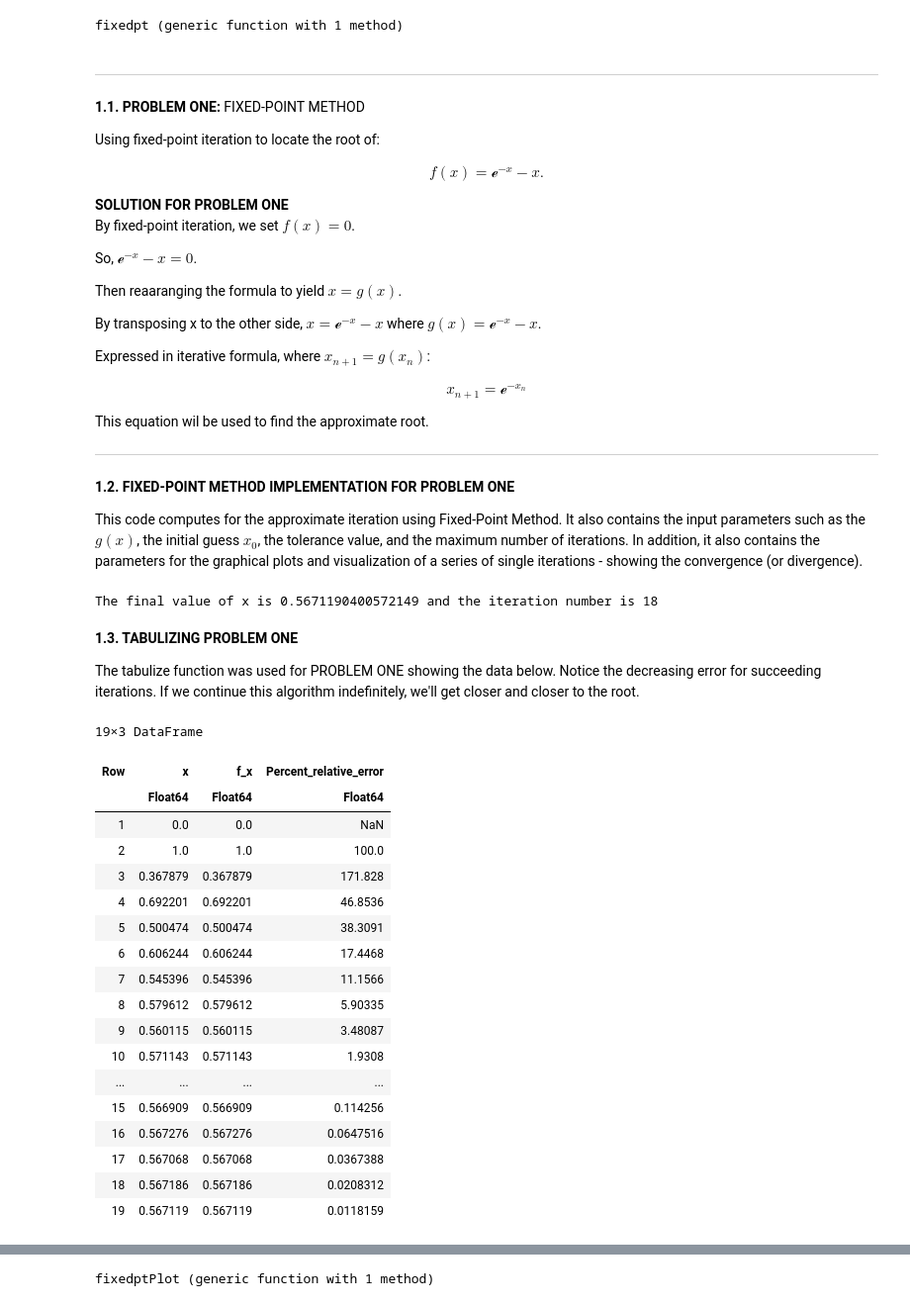
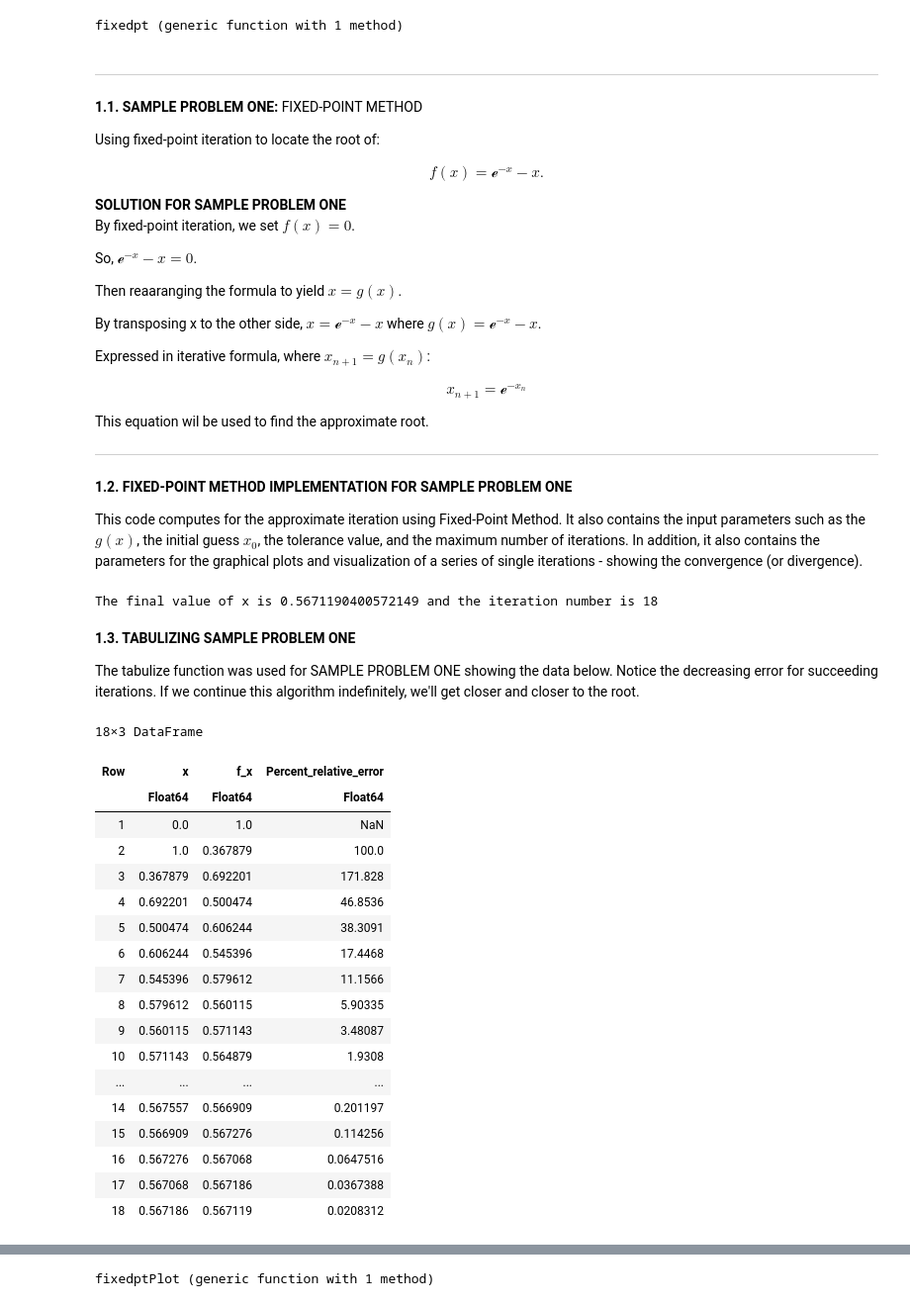
Before and after one commit to jhtl08/Root-Finding, a Jupyter notebook: Lorenzo edits.ipynb, the cells around one changed output, grey strips where cells are left out. Shown at 99% size. Cells and saved outputs as stored; diff of their text form; code cells hidden in the pictures.

Commit message:
plot functions

```diff
--- a/Lorenzo edits.ipynb
+++ b/Lorenzo edits.ipynb
@@ -142,7 +142,7 @@ where $x_n$ is the current or initial guess and $x_{+1}$ is the next approximati
 The function code implements the algorithm for Fixed-Point Method, with an additional input of the maximum number of iterations. The maximum number of iterations is crucial to limit the number of iterations and prevent the code from running indefinitely when the function fails to converge. The tolerance denotes how close the compared values are from one another, and is the basis for convergence. The final value of $x$ is the approximate value of the root for the equation.
 # %%
 ## Fixed-Point Iteration Function
-# Fixed-Point Iteration function
+
 function fixedpt(g::Function,pzero,eps,N)
     n=1
     x=0.
@@ -150,7 +150,6 @@ function fixedpt(g::Function,pzero,eps,N)
     while n<N
         pone=g(pzero)
         if abs(pone-pzero)<eps
-            push!(x_values, pone)
             println("The final value of x is $pone and the iteration number is $n")
             return x_values
         end
@@ -165,7 +164,7 @@ end
 fixedpt (generic function with 1 method)
 # %% [markdown]
 ---
-<b>1.1. PROBLEM ONE: </b> FIXED-POINT METHOD
+<b>1.1. SAMPLE PROBLEM ONE: </b> FIXED-POINT METHOD
 
 Using fixed-point iteration to locate the root of:
 <center>
@@ -173,7 +172,7 @@ Using fixed-point iteration to locate the root of:
 $f(x) = ℯ^{-x}-x.$
 
 </center>
-<b> SOLUTION FOR PROBLEM ONE </b>
+<b> SOLUTION FOR SAMPLE PROBLEM ONE </b>
 
 By fixed-point iteration, we set $f(x) = 0$.
 
@@ -195,7 +194,7 @@ This equation wil be used to find the approximate root.
 
 ---
 # %% [markdown]
-<b>1.2. FIXED-POINT METHOD IMPLEMENTATION FOR PROBLEM ONE</b>
+<b>1.2. FIXED-POINT METHOD IMPLEMENTATION FOR SAMPLE PROBLEM ONE</b>
 
 This code computes for the approximate iteration using Fixed-Point Method. It also contains the input parameters such as the $g(x)$, the initial guess $x_0$, the tolerance value, and the maximum number of iterations. In addition, it also contains the parameters for the graphical plots and visualization of a series of single iterations - showing the convergence (or divergence).
 # %%
@@ -222,38 +221,38 @@ x_values3=fixedpt(g,pzero,tol3,N3);
 # %% [output]
 The final value of x is 0.5671190400572149 and the iteration number is 18
 # %% [markdown]
-<b>1.3. TABULIZING PROBLEM ONE </b>
+<b>1.3. TABULIZING SAMPLE PROBLEM ONE </b>
 
-The tabulize function was used for PROBLEM ONE showing the data below. Notice the decreasing error for succeeding iterations. If we continue this algorithm indefinitely, we'll get closer and closer to the root.
+The tabulize function was used for SAMPLE PROBLEM ONE showing the data below. Notice the decreasing error for succeeding iterations. If we continue this algorithm indefinitely, we'll get closer and closer to the root.
 # %%
 #Table of x, f(x), approximate error, and true error (if true root is available) for every iteration
 y_values3=Float64[]
 
 for x in x_values3
-    push!(y_values3, f3(x))
+    push!(y_values3, g(x))
 end
 
 tabulize(x_values3, y_values3)
 # %% [output]
-19×3 DataFrame
+18×3 DataFrame
 | Row | x | f_x | Percent_relative_error |
 |  | Float64 | Float64 | Float64 |
-| 1 | 0.0 | 0.0 | NaN |
-| 2 | 1.0 | 1.0 | 100.0 |
-| 3 | 0.367879 | 0.367879 | 171.828 |
-| 4 | 0.692201 | 0.692201 | 46.8536 |
-| 5 | 0.500474 | 0.500474 | 38.3091 |
-| 6 | 0.606244 | 0.606244 | 17.4468 |
-| 7 | 0.545396 | 0.545396 | 11.1566 |
-| 8 | 0.579612 | 0.579612 | 5.90335 |
-| 9 | 0.560115 | 0.560115 | 3.48087 |
-| 10 | 0.571143 | 0.571143 | 1.9308 |
+| 1 | 0.0 | 1.0 | NaN |
+| 2 | 1.0 | 0.367879 | 100.0 |
+| 3 | 0.367879 | 0.692201 | 171.828 |
+| 4 | 0.692201 | 0.500474 | 46.8536 |
+| 5 | 0.500474 | 0.606244 | 38.3091 |
+| 6 | 0.606244 | 0.545396 | 17.4468 |
+| 7 | 0.545396 | 0.579612 | 11.1566 |
+| 8 | 0.579612 | 0.560115 | 5.90335 |
+| 9 | 0.560115 | 0.571143 | 3.48087 |
+| 10 | 0.571143 | 0.564879 | 1.9308 |
 | ... | ... | ... | ... |
-| 15 | 0.566909 | 0.566909 | 0.114256 |
-| 16 | 0.567276 | 0.567276 | 0.0647516 |
-| 17 | 0.567068 | 0.567068 | 0.0367388 |
-| 18 | 0.567186 | 0.567186 | 0.0208312 |
-| 19 | 0.567119 | 0.567119 | 0.0118159 |
+| 14 | 0.567557 | 0.566909 | 0.201197 |
+| 15 | 0.566909 | 0.567276 | 0.114256 |
+| 16 | 0.567276 | 0.567068 | 0.0647516 |
+| 17 | 0.567068 | 0.567186 | 0.0367388 |
+| 18 | 0.567186 | 0.567119 | 0.0208312 |
 # %% [markdown]
 ---
 
```
Also changed, not shown: parts of 39 cells of this notebook.
